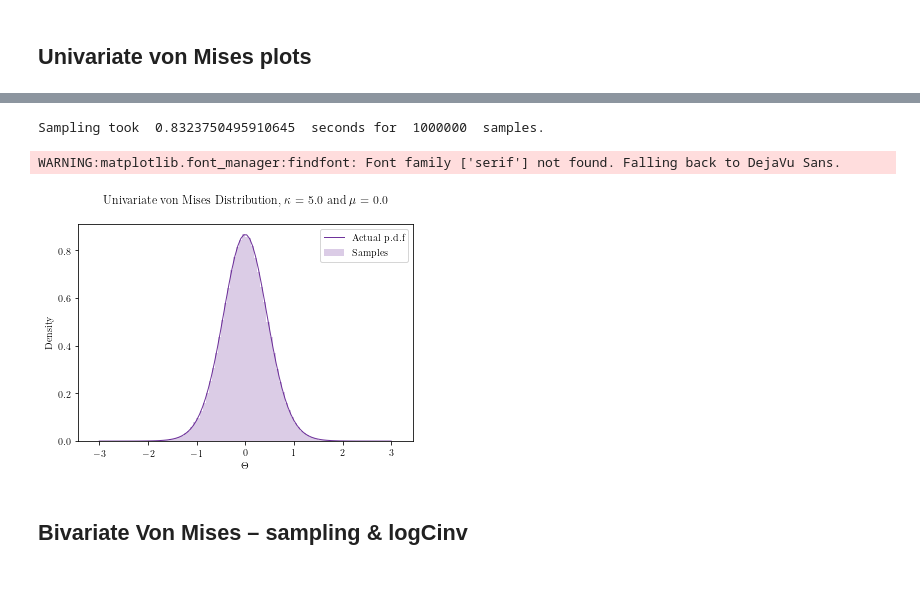
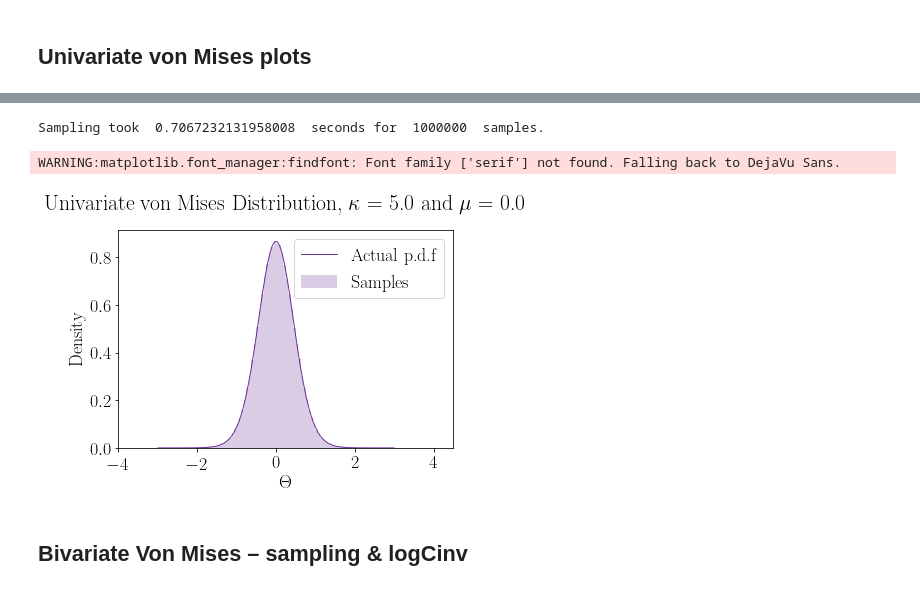
Before and after one commit to teemuronkko/Bioinformatics_Project, a Jupyter notebook: Univariate and Bivariate Von Mises Distributions Numpyro.ipynb, the cells around one changed output, grey strips where cells are left out. Cells and saved outputs as stored; diff of their text form; code cells hidden in the pictures.

```diff
--- a/Univariate and Bivariate Von Mises Distributions Numpyro.ipynb
+++ b/Univariate and Bivariate Von Mises Distributions Numpyro.ipynb
@@ -172,7 +172,7 @@ from matplotlib import rc
 
 rc('font',**{'family':'serif','serif':['Computer Modern Roman']})
 plt.rcParams['axes.titlepad'] = 20
-plt.rcParams.update({'font.size': 17})
+plt.rcParams.update({'font.size': 18})
 rc('text', usetex=True)
 
 fig, ax = plt.subplots(1, 1)
@@ -187,29 +189,35 @@ plt.savefig("von_mises", dpi = 500, bbox_inches = 'tight')
 # %%
 #Actual p.d.f vs. samples
 n = 1000000
 rng_key = random.PRNGKey(190)
 testvm = VonMises(0, 5)
 start = time.time()
 samples = testvm.sample(rng_key, n)
 end = time.time()
 
 print("Sampling took ", end-start, " seconds for ", n , " samples.")
 
+rc('font',**{'family':'serif','serif':['Computer Modern Roman']})
+plt.rcParams['axes.titlepad'] = 20
+plt.rcParams.update({'font.size': 18})
+rc('text', usetex=True)
+
 fig, ax = plt.subplots(1, 1)
 kappa = 5
 mean, var, skew, kurt = vonmises.stats(kappa, moments='mvsk')
 x = np.linspace(-3, 3, 100)
 ax.plot(x, vonmises.pdf(x, kappa),'indigo', lw=1, alpha= 0.8, label='Actual p.d.f')
 ax.hist(samples, 100, density=True, color = "indigo",histtype='stepfilled', alpha=0.2, label = "Samples")
 plt.title("Univariate von Mises Distribution, $\kappa$ = 5.0 and $\mu$ = 0.0")
 plt.legend()
+plt.xlim(-4.0, 4.5)
 plt.xlabel("$\Theta$")
 plt.ylabel("Density")
 plt.savefig("von_mises_results", dpi = 500, bbox_inches = 'tight')
 # %% [output]
-Sampling took  0.8323750495910645  seconds for  1000000  samples.
+Sampling took  0.7067232131958008  seconds for  1000000  samples.
 WARNING:matplotlib.font_manager:findfont: Font family ['serif'] not found. Falling back to DejaVu Sans.
-[figure, old version]
+[figure, new version]
 # %% [markdown]
 ## Bivariate Von Mises – sampling & logCinv
 # %%
```
Also changed, not shown: parts of 6 cells of this notebook.
